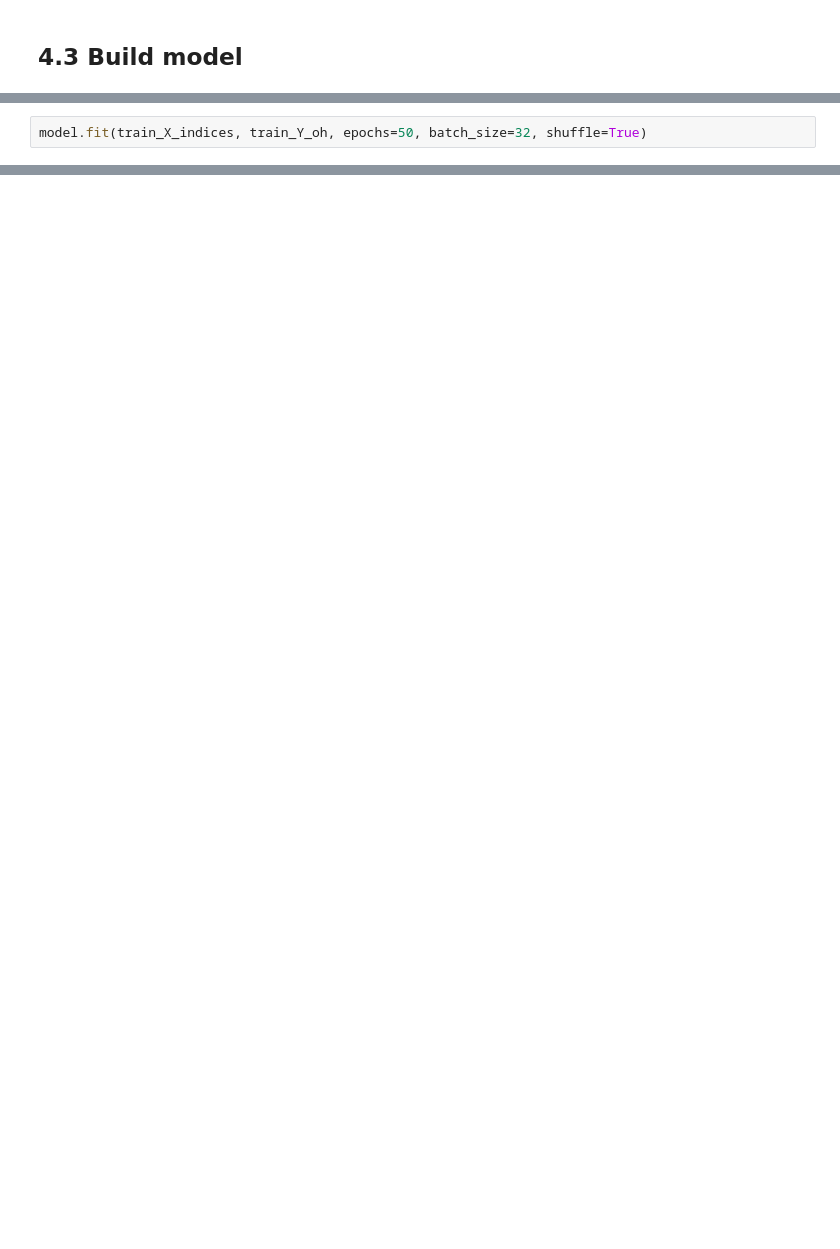
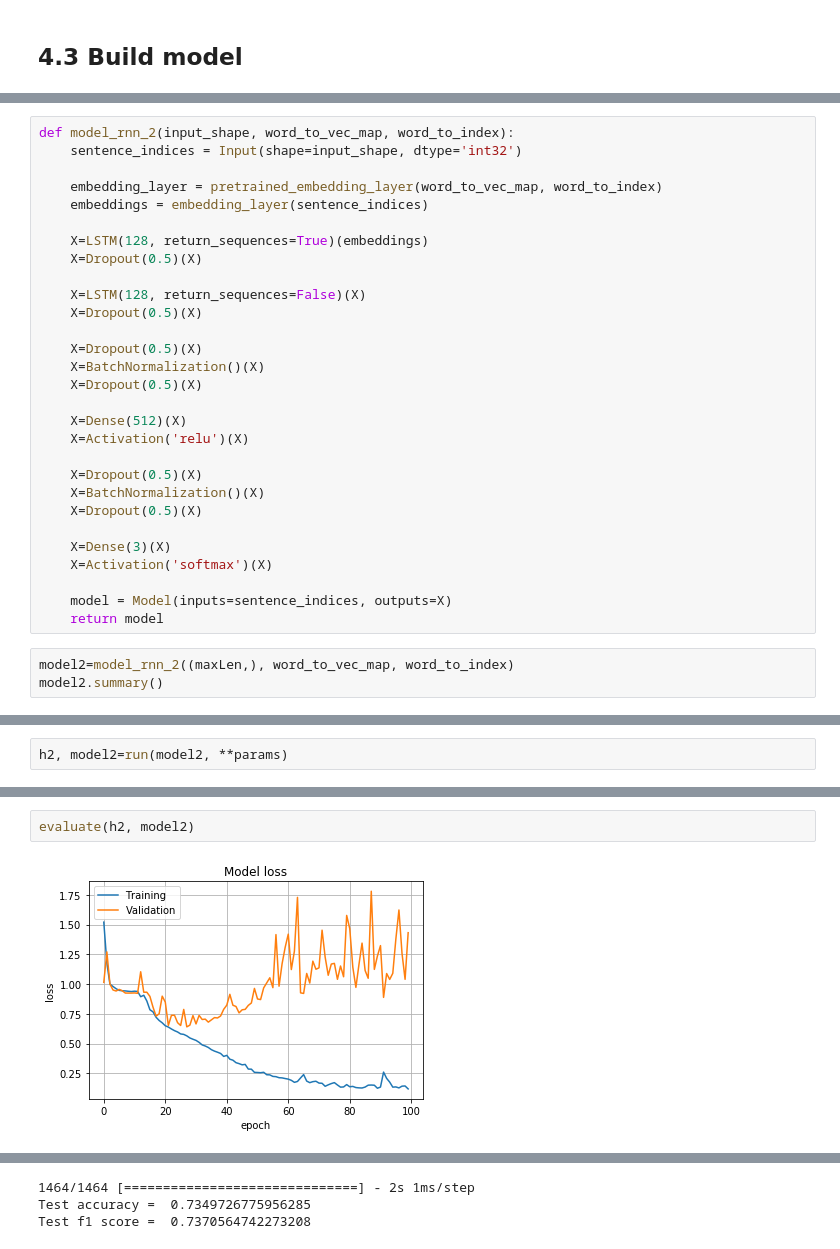
Before and after one commit to dandandanliu915/twitter_airline_sentiment, a Jupyter notebook: tweet_sentiment_analysis_4_model_RNN.ipynb, the cells around one changed output, grey strips where cells are left out. Cells and saved outputs as stored; diff of their text form; blank space fills up the shorter version.

```diff
--- a/tweet_sentiment_analysis_4_model_RNN.ipynb
+++ b/tweet_sentiment_analysis_4_model_RNN.ipynb
@@ -153,2 +240,0 @@ model.compile(loss='categorical_crossentropy', optimizer='adam', metrics=['accur
-# %%
-model.fit(train_X_indices, train_Y_oh, epochs=50, batch_size=32, shuffle=True)
@@ -156,0 +290,32 @@ loss, acc=model.evaluate(test_X_indices, test_Y_oh)
+# %%
+def model_rnn_2(input_shape, word_to_vec_map, word_to_index):
+    sentence_indices = Input(shape=input_shape, dtype='int32')
+
+    embedding_layer = pretrained_embedding_layer(word_to_vec_map, word_to_index)
+    embeddings = embedding_layer(sentence_indices)
+
+    X=LSTM(128, return_sequences=True)(embeddings)
+    X=Dropout(0.5)(X)
+
+    X=LSTM(128, return_sequences=False)(X)
+    X=Dropout(0.5)(X)
+
+    X=Dropout(0.5)(X)
+    X=BatchNormalization()(X)
+    X=Dropout(0.5)(X)
+
+    X=Dense(512)(X)
+    X=Activation('relu')(X)
+
+    X=Dropout(0.5)(X)
+    X=BatchNormalization()(X)
+    X=Dropout(0.5)(X)
+
+    X=Dense(3)(X)
+    X=Activation('softmax')(X)
+
+    model = Model(inputs=sentence_indices, outputs=X)
+    return model
+# %%
+model2=model_rnn_2((maxLen,), word_to_vec_map, word_to_index)
+model2.summary()
@@ -156,0 +340,2 @@ loss, acc=model.evaluate(test_X_indices, test_Y_oh)
+# %%
+h2, model2=run(model2, **params)
@@ -156,0 +360,4 @@ loss, acc=model.evaluate(test_X_indices, test_Y_oh)
+# %%
+evaluate(h2, model2)
+# %% [output]
+[figure, added]
@@ -156,0 +365,3 @@ loss, acc=model.evaluate(test_X_indices, test_Y_oh)
+1464/1464 [==============================] - 2s 1ms/step
+Test accuracy =  0.7349726775956285
+Test f1 score =  0.7370564742273208
```
Also changed, not shown: parts of 35 cells of this notebook, 1 other file.
